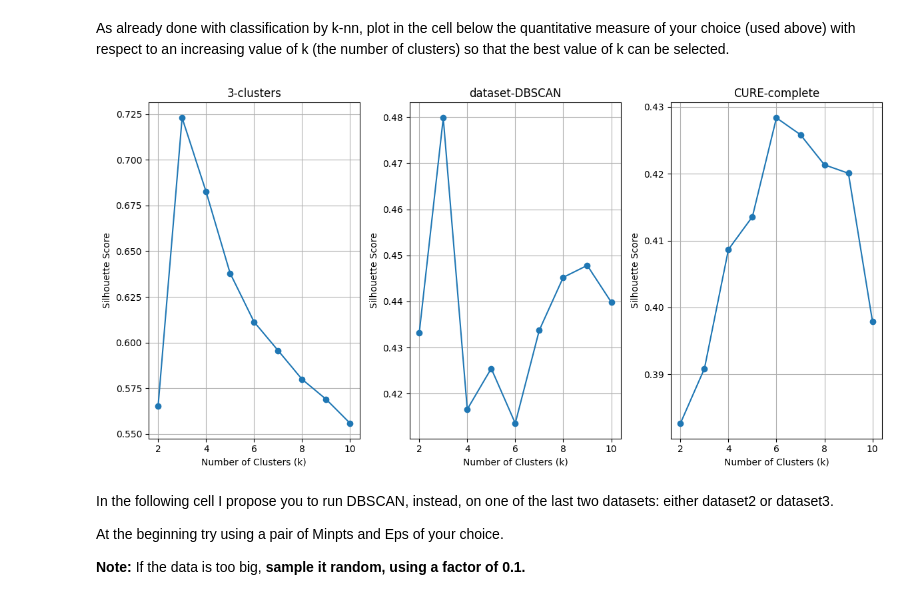
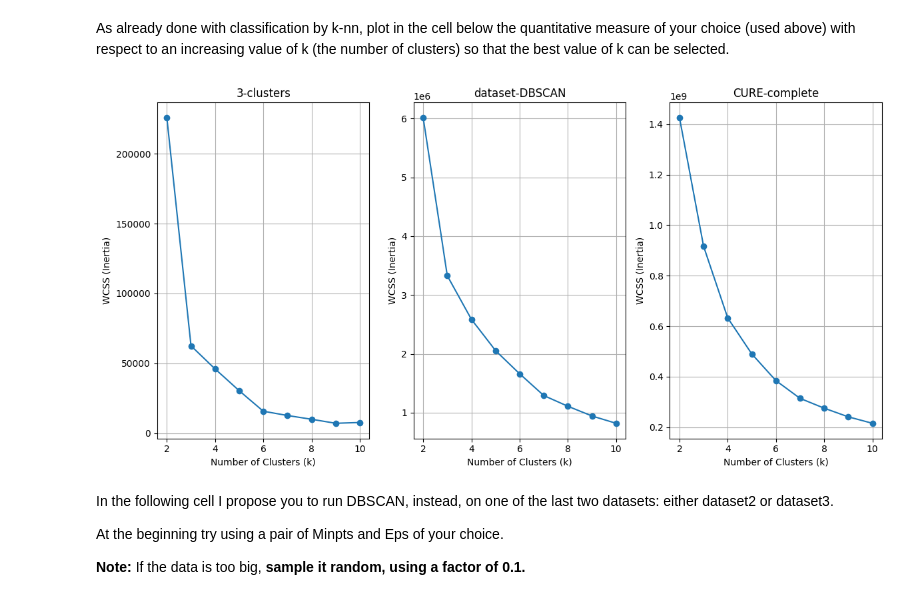
Before and after one commit to Grandi-Luca/AAUTExercises, a Jupyter notebook: Jupyter Notebooks/clustering_copy_for_students_aa_21_22.ipynb, the cells around one changed output. Cells and saved outputs as stored; diff of their text form; code cells hidden in the pictures.

```diff
--- a/Jupyter Notebooks/clustering_copy_for_students_aa_21_22.ipynb
+++ b/Jupyter Notebooks/clustering_copy_for_students_aa_21_22.ipynb
@@ -351,6 +356,7 @@ import matplotlib.pyplot as plt
 from sklearn.cluster import KMeans
 from sklearn.metrics import silhouette_score
 
+np.random.seed(5)
 
 # Define a range of values for k (number of clusters)
 k_values = range(2, 11)  # You can adjust this range as needed
@@ -358,42 +364,40 @@ k_values = range(2, 11)  # You can adjust this range as needed
 # Initialize lists to store the WCSS or Silhouette scores for each dataset
 eval_scores = []
 
 for dataset, dataset_name in [(data1, "3-clusters"), (data2, "dataset-DBSCAN"), (data3, "CURE-complete")]:
     scores = []
     for k in k_values:
         # Fit a K-means model with the current value of k
         kmeans = KMeans(init="random", n_init=10, n_clusters=k)
         kmeans.fit(dataset)
 
-        # Calculate the WCSS (Inertia) or Silhouette Score
-        # Use one of the following metrics based on your preference
         # WCSS (Inertia) Metric:
-        # wcss = kmeans.inertia_
-        # scores.append(wcss)
+        wcss = kmeans.inertia_
+        scores.append(wcss)
 
         # Silhouette Score Metric:
-        silhouette_avg = silhouette_score(dataset, kmeans.labels_)
-        scores.append(silhouette_avg)
+        # silhouette_avg = silhouette_score(dataset, kmeans.labels_)
+        # scores.append(silhouette_avg)
 
     # Store the scores for this dataset
     eval_scores.append(scores)
 
 # Plot the evaluation metric (WCSS or Silhouette Score) for each dataset
 plt.figure(figsize=(12, 6))
 
 for i, dataset_name in enumerate(["3-clusters", "dataset-DBSCAN", "CURE-complete"]):
     plt.subplot(1, len(["3-clusters", "dataset-DBSCAN", "CURE-complete"]), i + 1)
     plt.plot(k_values, eval_scores[i], marker='o')
     plt.title(f"{dataset_name}")
     plt.xlabel("Number of Clusters (k)")
-    # plt.ylabel("WCSS (Inertia)")  # Change this label if using Silhouette Score
-    plt.ylabel("Silhouette Score")  # Change this label if using Silhouette Score
+    plt.ylabel("WCSS (Inertia)")  # WCSS
+    # plt.ylabel("Silhouette Score")  # Silhouette Score
     plt.grid(True)
 
 plt.tight_layout()
 plt.show()
 # %% [output]
-[figure, old version]
+[figure, new version]
 # %% [markdown]
 In the following cell I propose you to run DBSCAN, instead, on one of the last two datasets: either dataset2 or dataset3.
 
```
Also changed, not shown: parts of 3 cells of this notebook.
